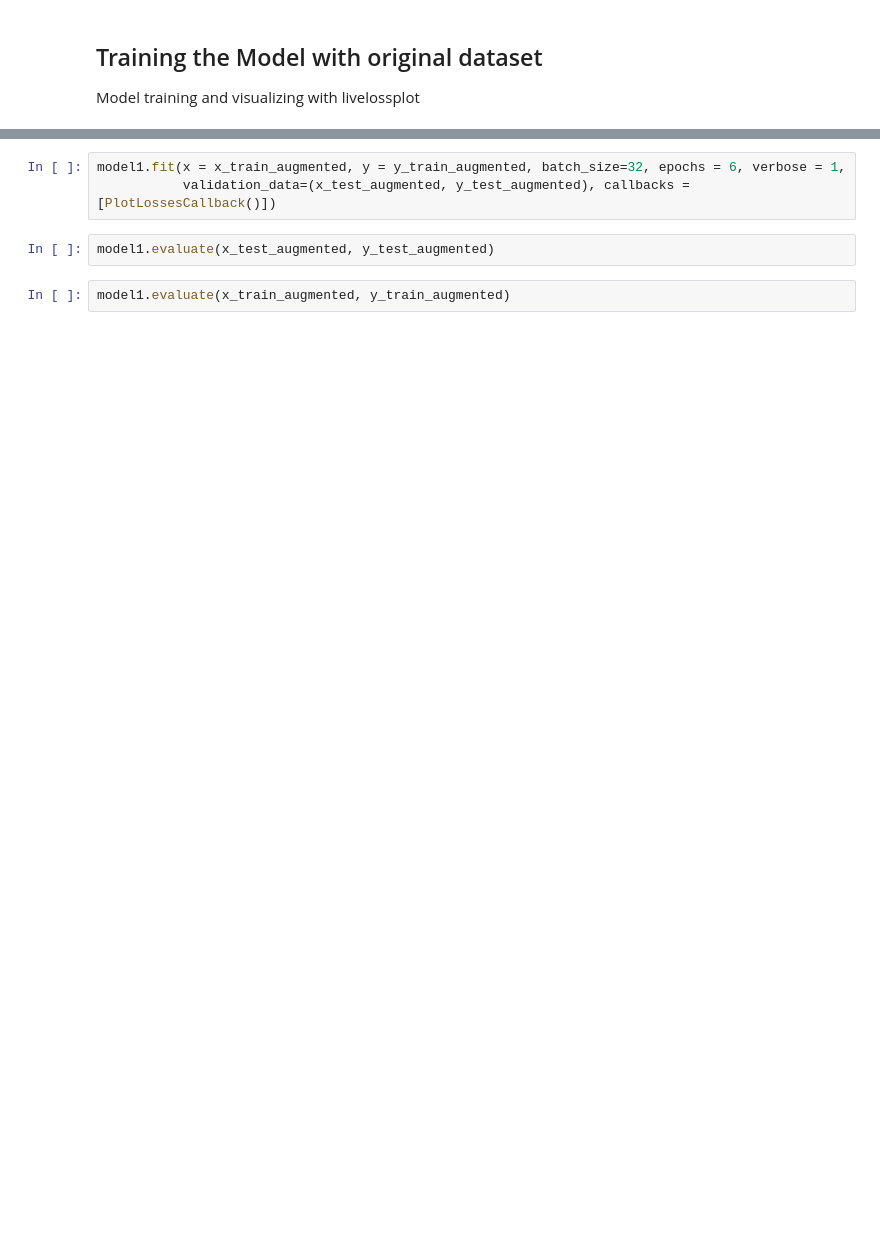
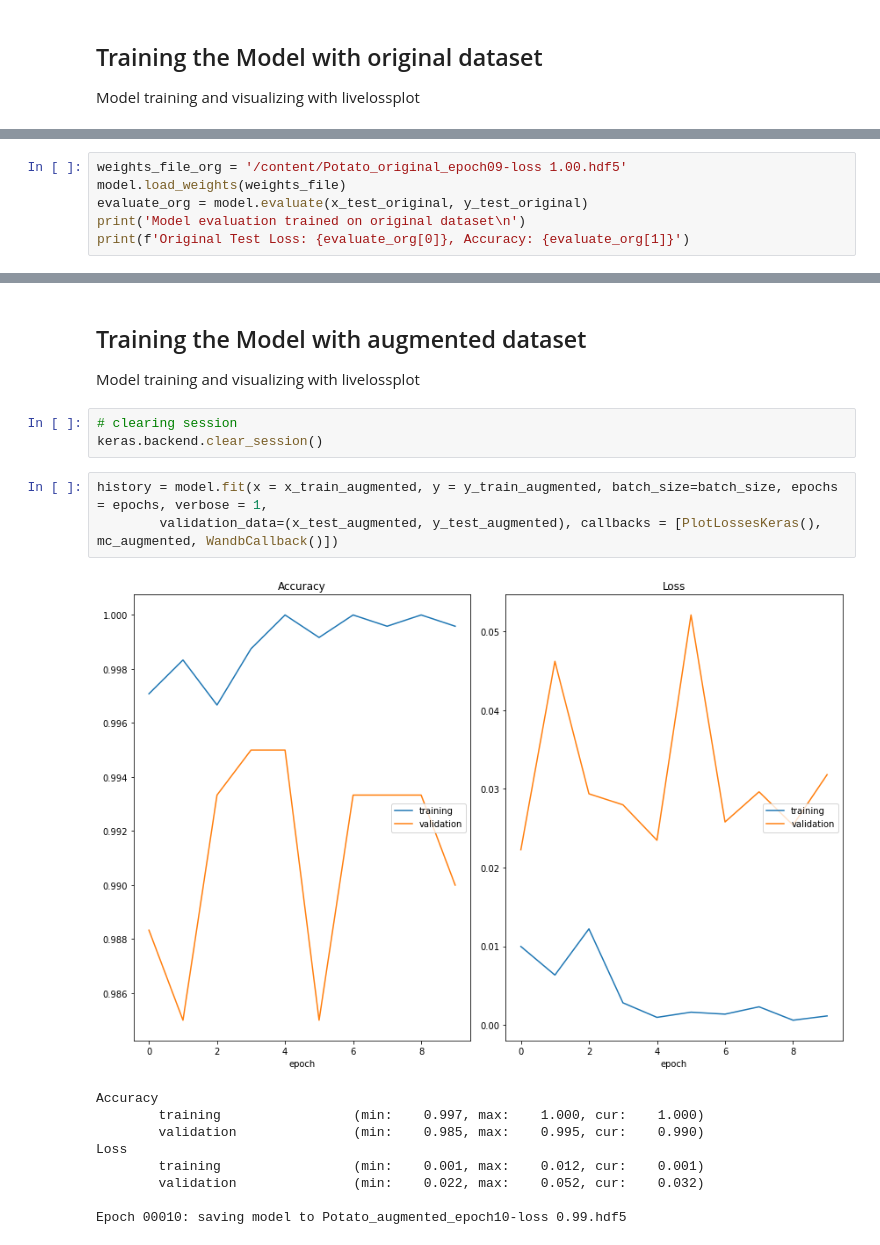
Before and after one commit to sayan0506/Agriculture-project-notes-and-references, a Jupyter notebook: Potato_Leaf_Classifer.ipynb, the cells around one changed output, grey strips where cells are left out. Cells and saved outputs as stored; diff of their text form; blank space fills up the shorter version.

```diff
--- a/Potato_Leaf_Classifer.ipynb
+++ b/Potato_Leaf_Classifer.ipynb
@@ -791,0 +816,6 @@ model1.evaluate(x_train_original, y_train_original)
+# %%
+weights_file_org = '/content/Potato_original_epoch09-loss 1.00.hdf5'
+model.load_weights(weights_file)
+evaluate_org = model.evaluate(x_test_original, y_test_original)
+print('Model evaluation trained on original dataset\n')
+print(f'Original Test Loss: {evaluate_org[0]}, Accuracy: {evaluate_org[1]}')
@@ -792,7 +827,20 @@ model1.evaluate(x_train_original, y_train_original)
+# %% [markdown]
+## Training the Model with augmented dataset
+
+Model training and visualizing with livelossplot
+# %%
+# clearing session
+keras.backend.clear_session()
 # %%
-model1.fit(x = x_train_augmented, y = y_train_augmented, batch_size=32, epochs = 6, verbose = 1,
-           validation_data=(x_test_augmented, y_test_augmented), callbacks = [PlotLossesCallback()])
+history = model.fit(x = x_train_augmented, y = y_train_augmented, batch_size=batch_size, epochs = epochs, verbose = 1,
+        validation_data=(x_test_augmented, y_test_augmented), callbacks = [PlotLossesKeras(), mc_augmented, WandbCallback()])
+# %% [output]
+[figure, added]
+Accuracy
+        training                 (min:    0.997, max:    1.000, cur:    1.000)
+        validation               (min:    0.985, max:    0.995, cur:    0.990)
+Loss
+        training                 (min:    0.001, max:    0.012, cur:    0.001)
+        validation               (min:    0.022, max:    0.052, cur:    0.032)
+
+Epoch 00010: saving model to Potato_augmented_epoch10-loss 0.99.hdf5
-# %%
-model1.evaluate(x_test_augmented, y_test_augmented)
-# %%
-model1.evaluate(x_train_augmented, y_train_augmented)
```
Also changed, not shown: parts of 32 cells of this notebook.
